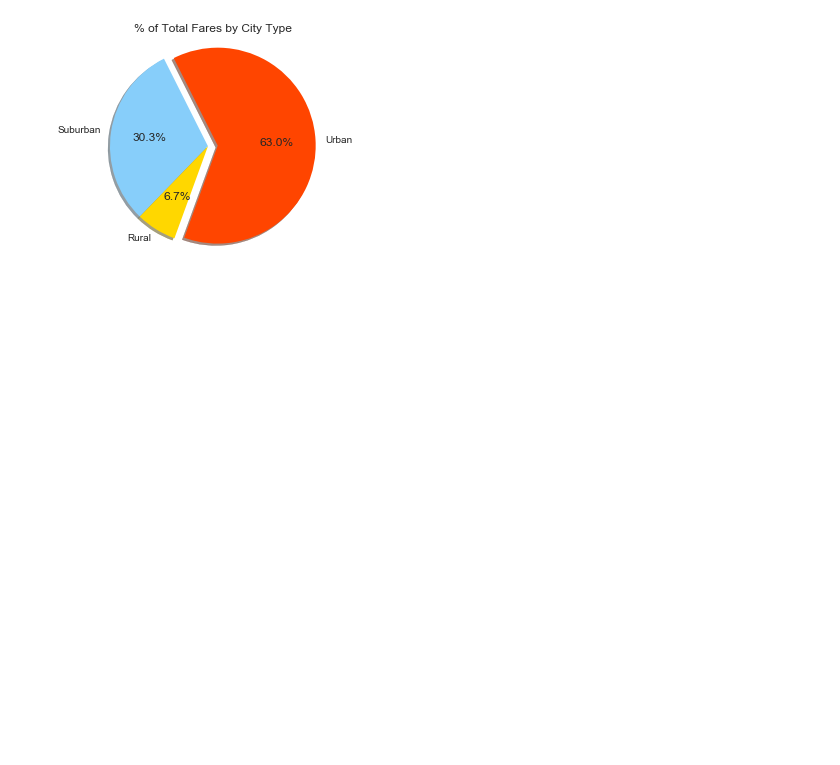
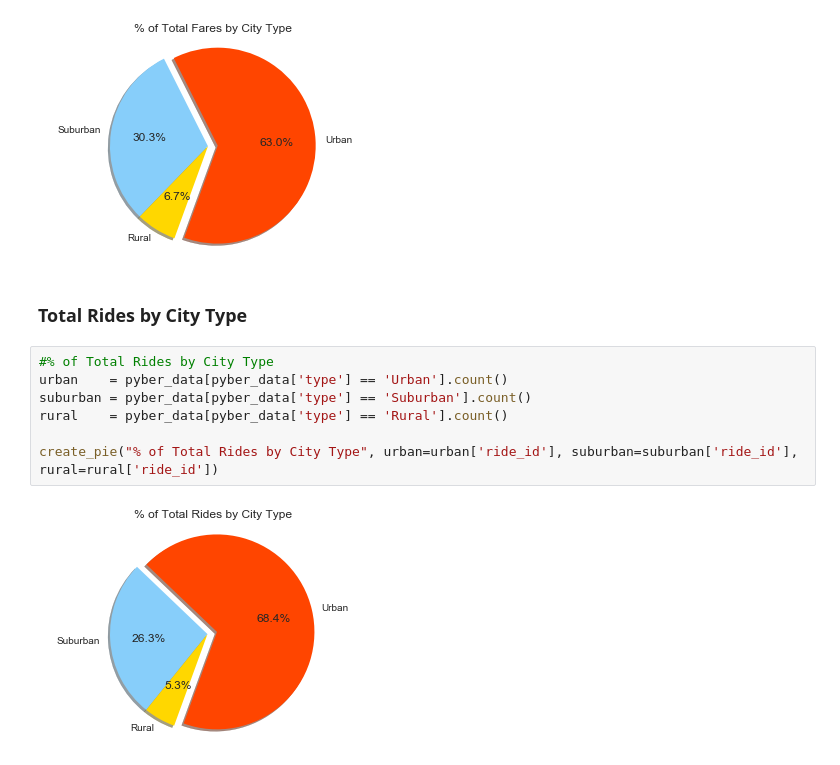
Before and after one commit to deleojean/matplotlib-challenge, a Jupyter notebook: Pyber/main.ipynb, the cells around one changed output. Saved outputs shown, nothing was run; the diff lists cells and outputs as text; blank space fills up the shorter version.

Commit message:
Create pit chart: total rides by city type

```diff
--- a/Pyber/main.ipynb
+++ b/Pyber/main.ipynb
@@ -100,3 +100,14 @@ rural    = pyber_data[pyber_data['type'] == 'Rural'].sum()
 create_pie(title="% of Total Fares by City Type", urban=urban['fare'], suburban=suburban['fare'], rural=rural['fare'])
 # %% [output]
 [figure]
+# %% [markdown]
+### Total Rides by City Type
+# %%
+#% of Total Rides by City Type
+urban    = pyber_data[pyber_data['type'] == 'Urban'].count()
+suburban = pyber_data[pyber_data['type'] == 'Suburban'].count()
+rural    = pyber_data[pyber_data['type'] == 'Rural'].count()
+
+create_pie("% of Total Rides by City Type", urban=urban['ride_id'], suburban=suburban['ride_id'], rural=rural['ride_id'])
+# %% [output]
+[figure, added]
```
